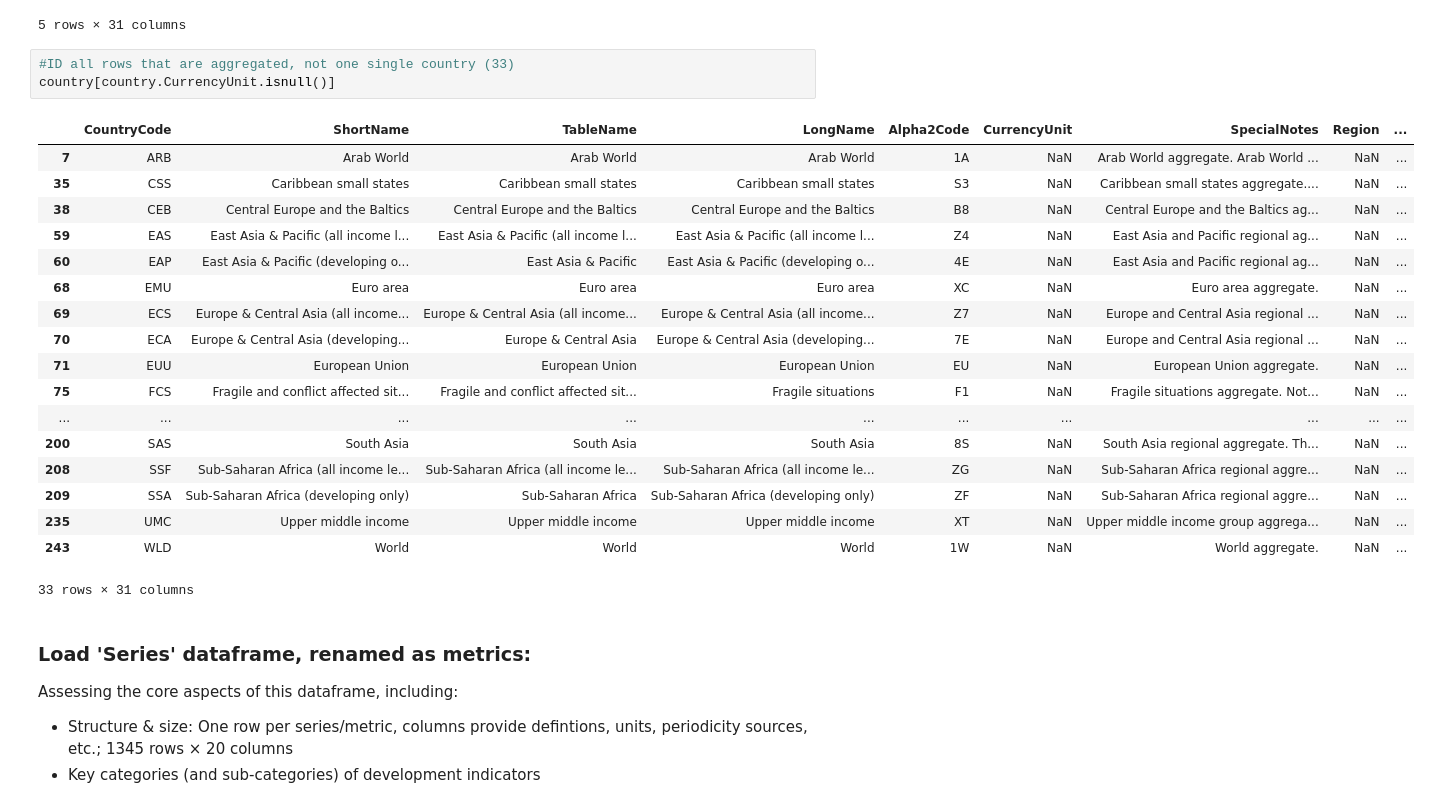
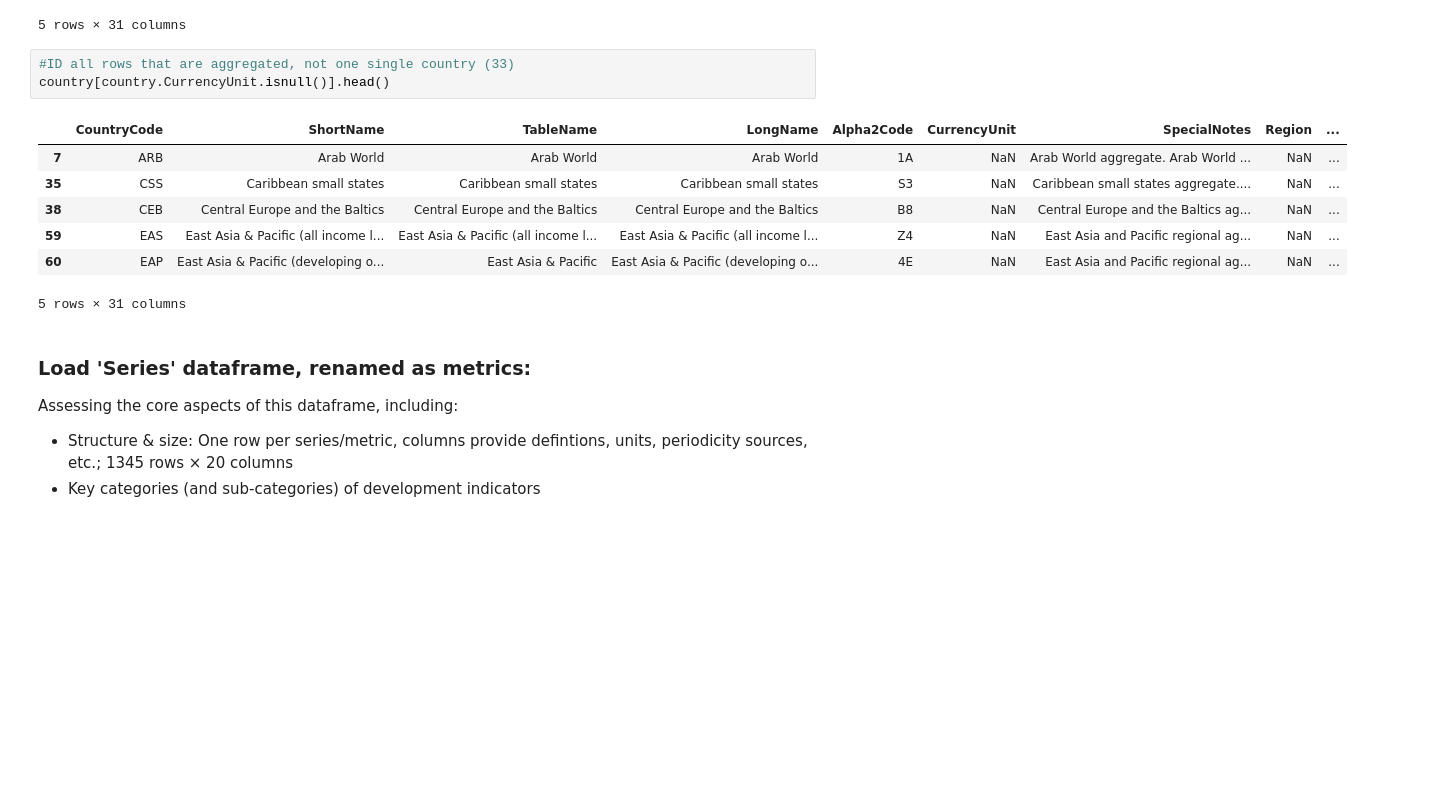
Before and after one commit to gussie/Springboard_data_science, a Jupyter notebook: Capstone project 1.ipynb, the cells around one changed output. Saved outputs shown, nothing was run; the diff lists cells and outputs as text; blank space fills up the shorter version.

```diff
--- a/Capstone project 1.ipynb
+++ b/Capstone project 1.ipynb
@@ -19,26 +19,15 @@ country.head()
 5 rows × 31 columns
 # %%
 #ID all rows that are aggregated, not one single country (33)
-country[country.CurrencyUnit.isnull()]
+country[country.CurrencyUnit.isnull()].head()
 # %% [output]
 |  | CountryCode | ShortName | TableName | LongName | Alpha2Code | CurrencyUnit | SpecialNotes | Region | ... |
 | 7 | ARB | Arab World | Arab World | Arab World | 1A | NaN | Arab World aggregate. Arab World ... | NaN | ... |
 | 35 | CSS | Caribbean small states | Caribbean small states | Caribbean small states | S3 | NaN | Caribbean small states aggregate.... | NaN | ... |
 | 38 | CEB | Central Europe and the Baltics | Central Europe and the Baltics | Central Europe and the Baltics | B8 | NaN | Central Europe and the Baltics ag... | NaN | ... |
 | 59 | EAS | East Asia & Pacific (all income l... | East Asia & Pacific (all income l... | East Asia & Pacific (all income l... | Z4 | NaN | East Asia and Pacific regional ag... | NaN | ... |
 | 60 | EAP | East Asia & Pacific (developing o... | East Asia & Pacific | East Asia & Pacific (developing o... | 4E | NaN | East Asia and Pacific regional ag... | NaN | ... |
-| 68 | EMU | Euro area | Euro area | Euro area | XC | NaN | Euro area aggregate. | NaN | ... |
-| 69 | ECS | Europe & Central Asia (all income... | Europe & Central Asia (all income... | Europe & Central Asia (all income... | Z7 | NaN | Europe and Central Asia regional ... | NaN | ... |
-| 70 | ECA | Europe & Central Asia (developing... | Europe & Central Asia | Europe & Central Asia (developing... | 7E | NaN | Europe and Central Asia regional ... | NaN | ... |
-| 71 | EUU | European Union | European Union | European Union | EU | NaN | European Union aggregate. | NaN | ... |
-| 75 | FCS | Fragile and conflict affected sit... | Fragile and conflict affected sit... | Fragile situations | F1 | NaN | Fragile situations aggregate. Not... | NaN | ... |
-| ... | ... | ... | ... | ... | ... | ... | ... | ... | ... |
-| 200 | SAS | South Asia | South Asia | South Asia | 8S | NaN | South Asia regional aggregate. Th... | NaN | ... |
-| 208 | SSF | Sub-Saharan Africa (all income le... | Sub-Saharan Africa (all income le... | Sub-Saharan Africa (all income le... | ZG | NaN | Sub-Saharan Africa regional aggre... | NaN | ... |
-| 209 | SSA | Sub-Saharan Africa (developing only) | Sub-Saharan Africa | Sub-Saharan Africa (developing only) | ZF | NaN | Sub-Saharan Africa regional aggre... | NaN | ... |
-| 235 | UMC | Upper middle income | Upper middle income | Upper middle income | XT | NaN | Upper middle income group aggrega... | NaN | ... |
-| 243 | WLD | World | World | World | 1W | NaN | World aggregate. | NaN | ... |
-33 rows × 31 columns
+5 rows × 31 columns
 # %% [markdown]
 ### Load 'Series' dataframe, renamed as metrics:
 Assessing the core aspects of this dataframe, including:
```
Also changed, not shown: parts of 3 cells of this notebook.
